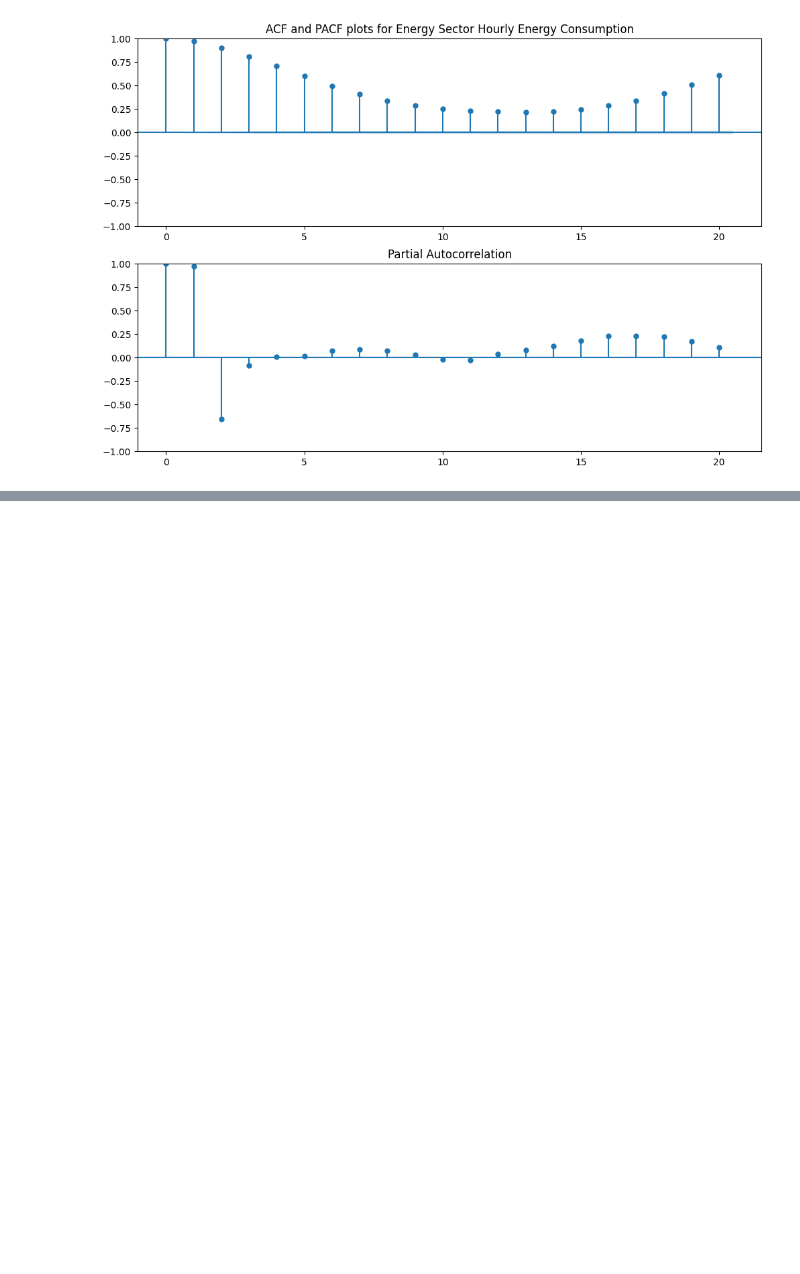
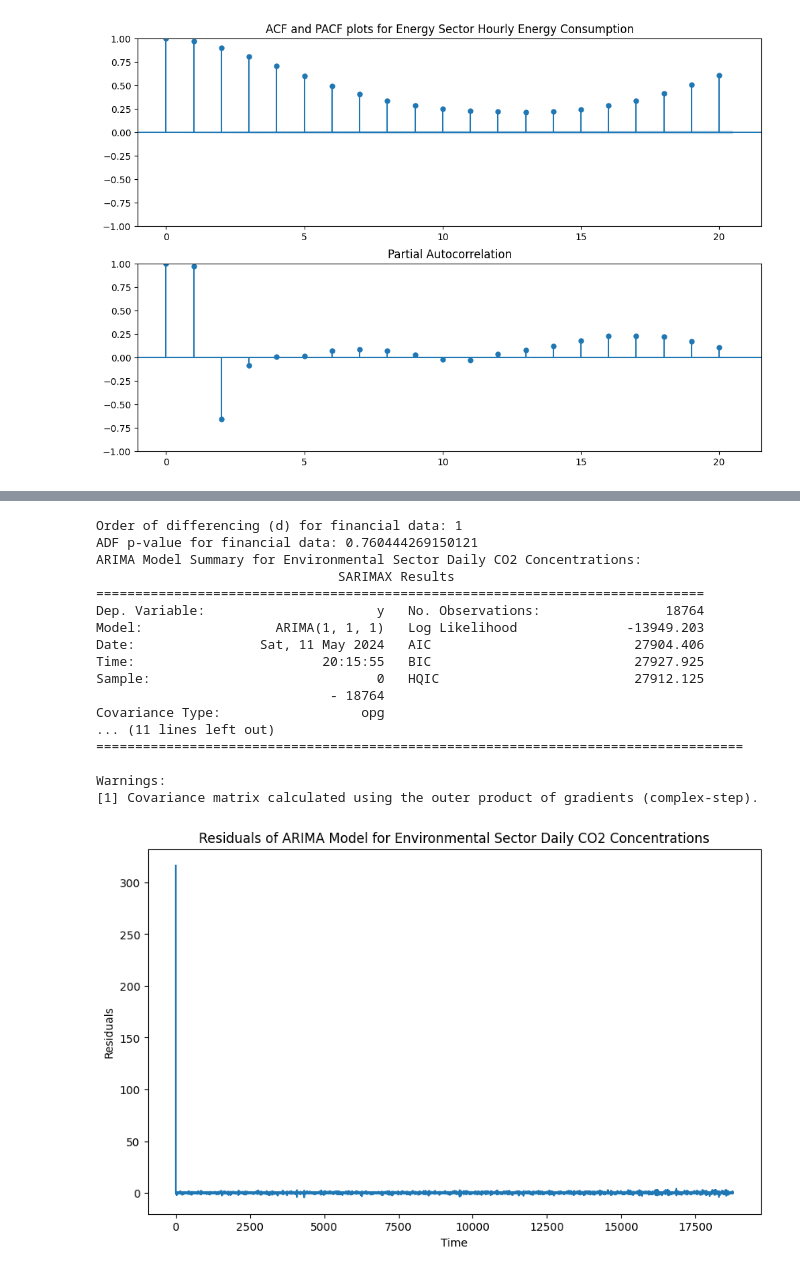
Before and after one commit to AliArfa852/Time-series-Data_analysis, a Jupyter notebook: project.ipynb, the cells around one changed output, grey strips where cells are left out. Saved outputs shown, nothing was run; the diff lists cells and outputs as text; code cells hidden in the pictures; blank space fills up the shorter version.

```diff
--- a/project.ipynb
+++ b/project.ipynb
@@ -554,0 +747,21 @@ ADF p-value: 2.3924187470182788e-29
+# %%
+armin_test_plot(environment_df, 'value', 'Environmental Sector Daily CO2 Concentrations')
+# %% [output]
+Order of differencing (d) for financial data: 1
+ADF p-value for financial data: 0.760444269150121
+ARIMA Model Summary for Environmental Sector Daily CO2 Concentrations:
+                               SARIMAX Results
+==============================================================================
+Dep. Variable:                      y   No. Observations:                18764
+Model:                 ARIMA(1, 1, 1)   Log Likelihood              -13949.203
+Date:                Sat, 11 May 2024   AIC                          27904.406
+Time:                        20:15:55   BIC                          27927.925
+Sample:                             0   HQIC                         27912.125
+                              - 18764
+Covariance Type:                  opg
+... (11 lines left out)
+===================================================================================
+
+Warnings:
+[1] Covariance matrix calculated using the outer product of gradients (complex-step).
+[figure, added]
```
Also changed, not shown: parts of 14 cells of this notebook.
